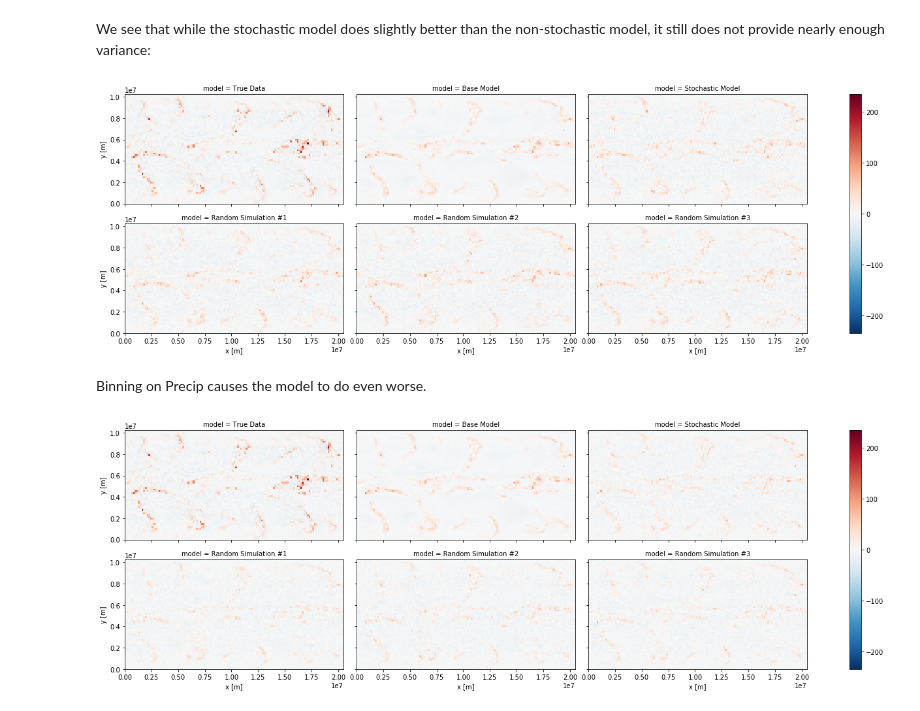
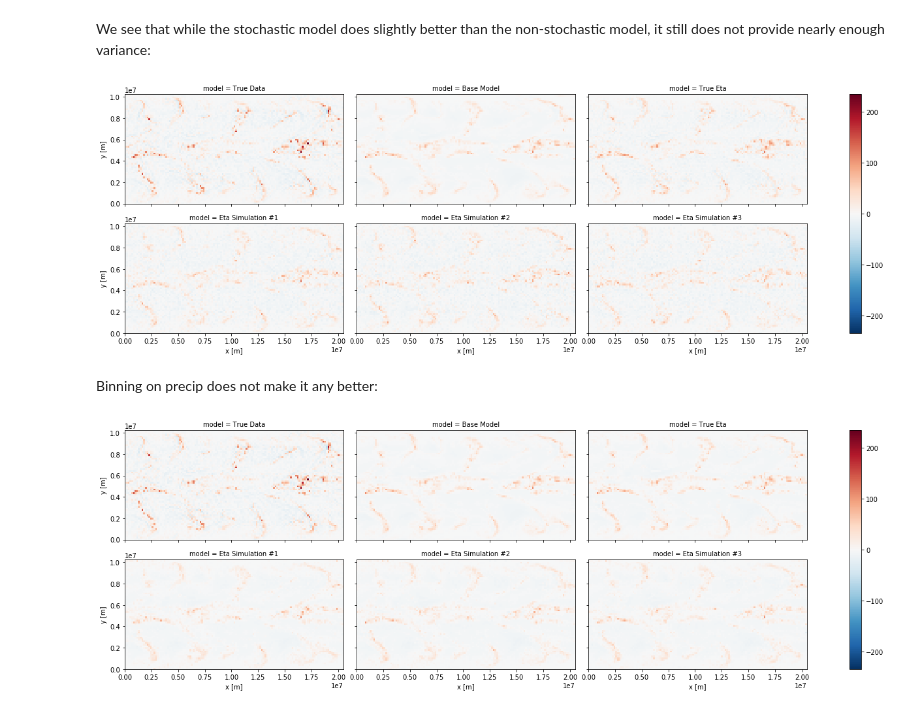
Before and after one commit to nbren12/uwnet, a Jupyter notebook: uwnet/stochastic_parameterization/notebooks/2019-4-9-compare-precip-from-stochastic_state.ipynb, the cells around one changed output. Cells and saved outputs as stored; diff of their text form; code cells hidden in the pictures.

Commit message:
Updated 2019-4-9-compare-precip-from-stochastic_state.ipynb notebook

```diff
--- a/uwnet/stochastic_parameterization/notebooks/2019-4-9-compare-precip-from-stochastic_state.ipynb
+++ b/uwnet/stochastic_parameterization/notebooks/2019-4-9-compare-precip-from-stochastic_state.ipynb
@@ -21,17 +21,16 @@ base_model = StochasticStateModel(
     verbose=False)
 base_model.train()
 
+ds = get_dataset(ds_location=ds_location, set_eta=False)
+input_ = ds.isel(time=[100])
 stochastic_model = StochasticStateModel(
     return_stochastic_state=False,
     base_model_location=base_model_location,
     ds_location=ds_location,
     binning_method='column_integrated_qt_residuals',
+    time_to_use_for_eta_initialization=input_.time[0],
     verbose=False)
 stochastic_model.train()
-
-ds = get_dataset(ds_location=ds_location, set_eta=False)
-
-input_ = ds.isel(time=[100])
 # %%
 def plot_predicted_q2(base_model, stochastic_model):
     true_qt_forcing = (
@@ -46,12 +45,12 @@ def plot_predicted_q2(base_model, stochastic_model):
     precips.append(-integrate_q2(base_model.predict(input_).QT, ds.layer_mass))
     titles.append('Base Model')
     precips.append(-integrate_q2(stochastic_model.predict(input_).QT, ds.layer_mass))
-    titles.append('Stochastic Model')
+    titles.append('True Eta')
 
     for idx in range(1, 4):
         stochastic_model.simulate_eta(t_start=0, n_time_steps=100)
         precips.append(-integrate_q2(stochastic_model.predict(input_).QT, ds.layer_mass))
-        titles.append(f'Random Simulation #{idx}')
+        titles.append(f'Eta Simulation #{idx}')
     precips = xr.concat(precips, dim=titles).rename({'concat_dim': 'model'})
     precips.isel(time=0).plot(col='model', col_wrap=3, aspect=2)
     plt.show()
@@ -61,18 +60,19 @@ We see that while the stochastic model does slightly better than the non-stochas
 %matplotlib inline
 plot_predicted_q2(base_model, stochastic_model)
 # %% [output]
-[figure, old version]
+[figure, new version]
-# %% [markdown]
-Binning on Precip causes the model to do even worse.
+# %% [markdown]
+Binning on precip does not make it any better:
 # %%
-%matplotlib inline
-precip_stochastic_model = StochasticStateModel(
+stochastic_model = StochasticStateModel(
     return_stochastic_state=False,
     base_model_location=base_model_location,
     ds_location=ds_location,
     binning_method='precip',
+    time_to_use_for_eta_initialization=input_.time[0],
     verbose=False)
-precip_stochastic_model.train()
+stochastic_model.train()
+%matplotlib inline
 plot_predicted_q2(base_model, stochastic_model)
 # %% [output]
-[figure, old version]
+[figure, new version]
```
